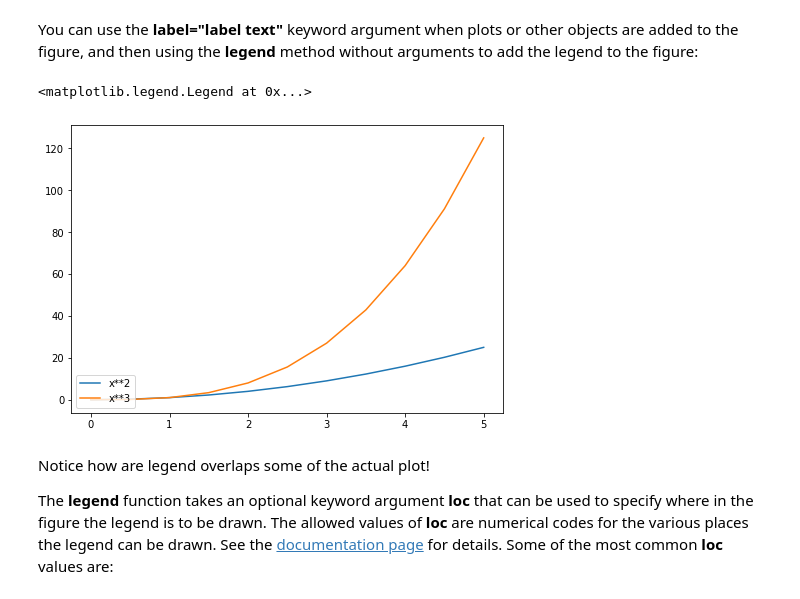
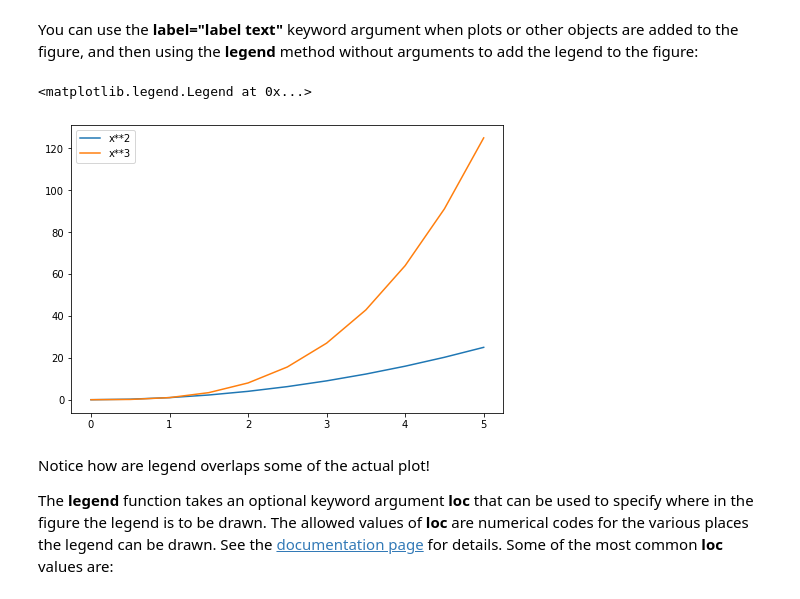
Before and after one commit to JhonFiUNFV/Data_Science_JF, a Jupyter notebook: Refactored_Py_DS_ML_Bootcamp-master/05-Data-Visualization-with-Matplotlib/01-Matplotlib Concepts Lecture.ipynb, the cells around one changed output. Saved outputs shown, nothing was run; the diff lists cells and outputs as text; code cells hidden in the pictures.

```diff
--- a/Refactored_Py_DS_ML_Bootcamp-master/05-Data-Visualization-with-Matplotlib/01-Matplotlib Concepts Lecture.ipynb
+++ b/Refactored_Py_DS_ML_Bootcamp-master/05-Data-Visualization-with-Matplotlib/01-Matplotlib Concepts Lecture.ipynb
@@ -288,14 +288,14 @@ You can use the **label="label text"** keyword argument when plots or other obje
 # %%
 fig = plt.figure()
 
 ax = fig.add_axes([0,0,1,1])
 
 ax.plot(x, x**2, label="x**2")
 ax.plot(x, x**3, label="x**3")
-ax.legend(loc=3)
+ax.legend(loc=0)
 # %% [output]
 <matplotlib.legend.Legend at 0x...>
-[figure, old version]
+[figure, new version]
 # %% [markdown]
 Notice how are legend overlaps some of the actual plot!
 
```
Also changed, not shown: parts of 9 cells of this notebook.
